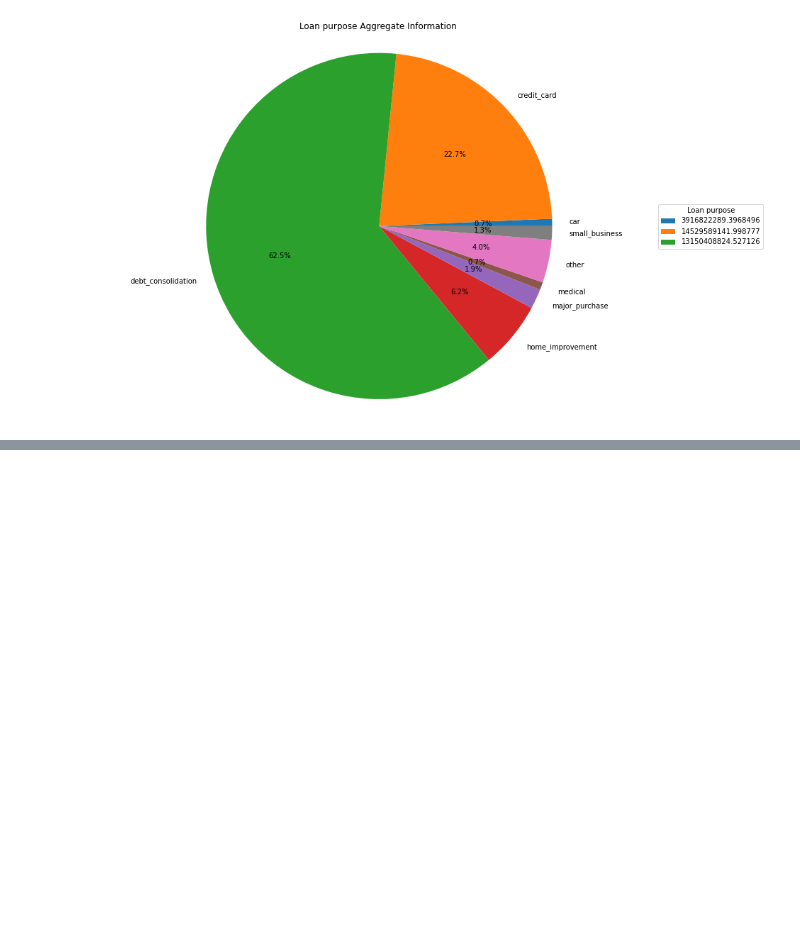
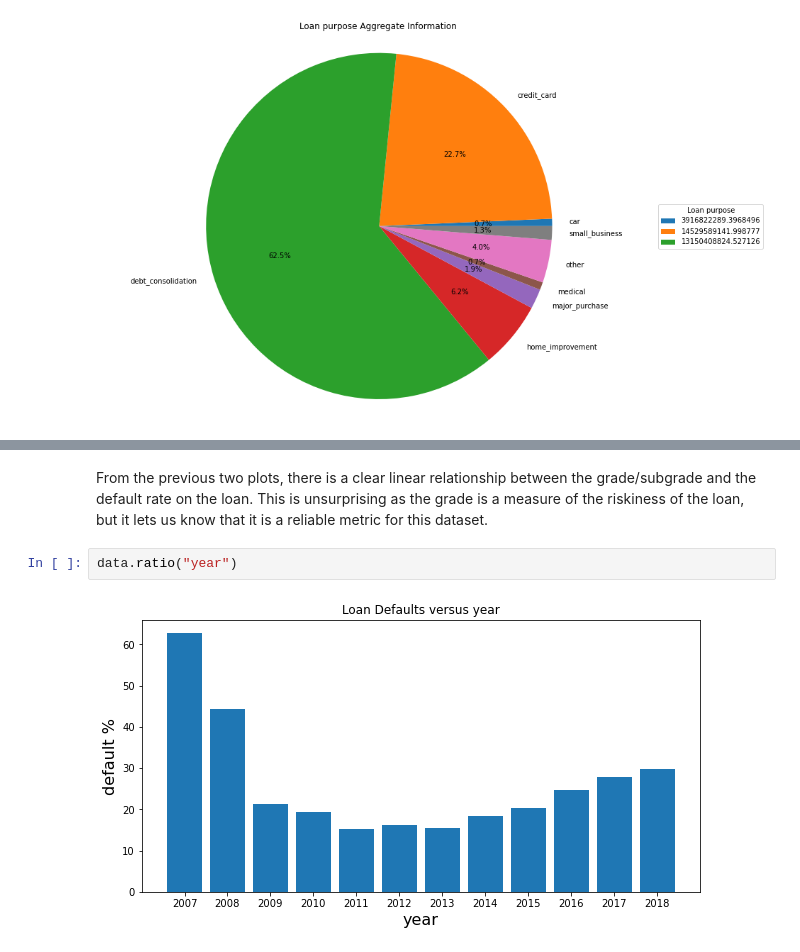
Before and after one commit to NFJ1618/lending-club-analysis, a Jupyter notebook: lending-club-analysis.ipynb, the cells around one changed output, grey strips where cells are left out. Cells and saved outputs as stored; diff of their text form; blank space fills up the shorter version.

```diff
--- a/lending-club-analysis.ipynb
+++ b/lending-club-analysis.ipynb
@@ -65,0 +86,6 @@ plt.show()
+# %% [markdown]
+From the previous two plots, there is a clear linear relationship between the grade/subgrade and the default rate on the loan. This is unsurprising as the grade is a measure of the riskiness of the loan, but it lets us know that it is a reliable metric for this dataset.
+# %%
+data.ratio("year")
+# %% [output]
+[figure, added]
```
Also changed, not shown: parts of 31 cells of this notebook, 1 other file.
